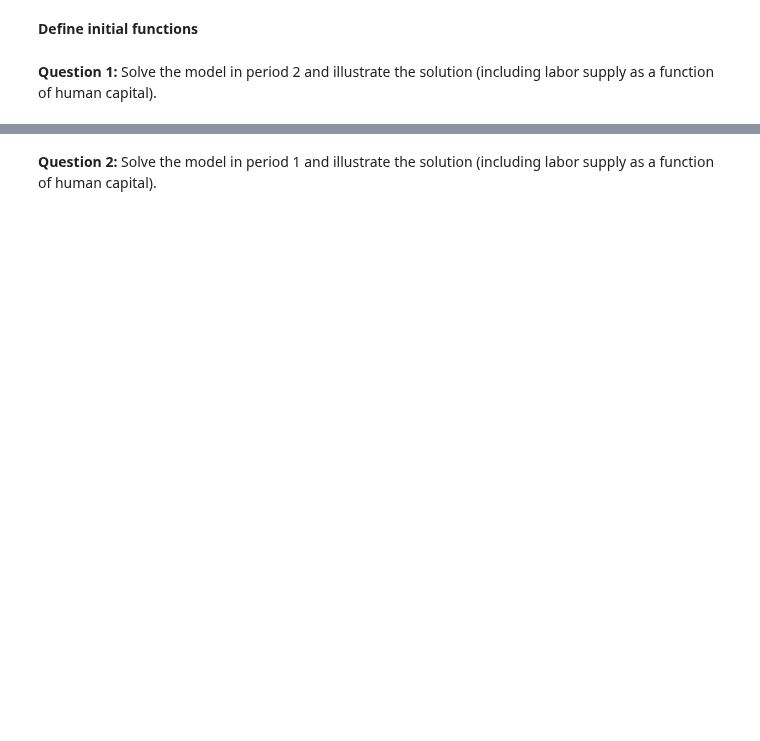
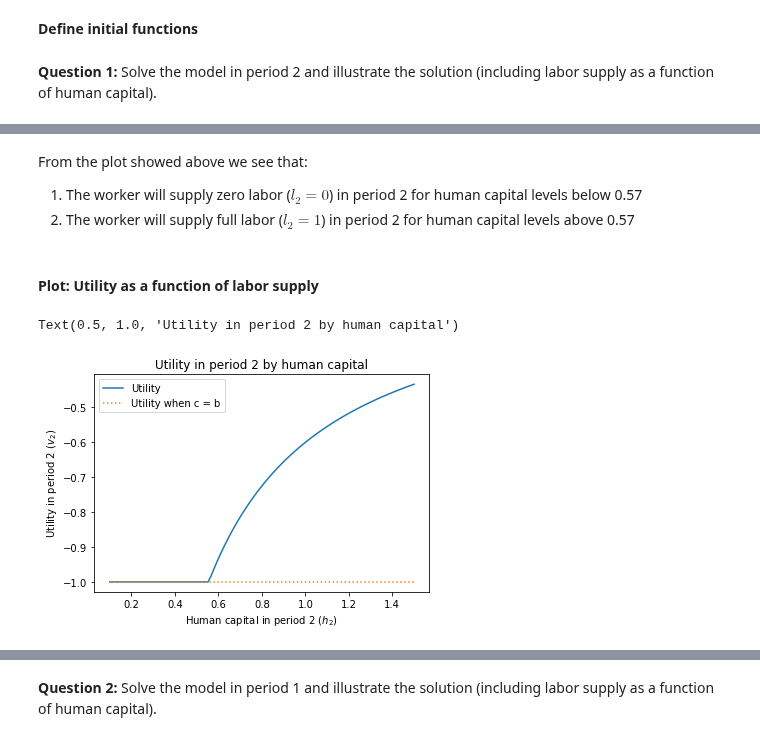
Before and after one commit to NumEconCopenhagen/projects-2019-wms, a Jupyter notebook: examproject/exam_2019.ipynb, the cells around one changed output, grey strips where cells are left out. Saved outputs shown, nothing was run; the diff lists cells and outputs as text; code cells hidden in the pictures; blank space fills up the shorter version.

```diff
--- a/examproject/exam_2019.ipynb
+++ b/examproject/exam_2019.ipynb
@@ -176,0 +189,21 @@ Text(0, 0.5, '$c_2$')
+# %% [markdown]
+From the plot showed above we see that:
+1. The worker will supply zero labor ($l_2 = 0$) in period 2 for human capital levels below 0.57
+1. The worker will supply full labor ($l_2 = 1$) in period 2 for human capital levels above 0.57
+# %% [markdown]
+#### Plot: Utility as a function of labor supply
+# %%
+# Plot labor supply as a function of human capital
+
+fig = plt.figure()
+ax = fig.add_subplot(1,1,1)
+ax.plot(h2_vec,v2_vec, label = 'Utility')
+ax.plot(h2_vec,v2_vec_b, linestyle= ':', label = 'Utility when c = b')
+#ax.grid()
+ax.legend()
+ax.set_xlabel('Human capital in period 2 ($h_2$)') #
+ax.set_ylabel('Utility in period 2 ($v_2$)')
+ax.set_title('Utility in period 2 by human capital')
+# %% [output]
+Text(0.5, 1.0, 'Utility in period 2 by human capital')
+[figure, added]
```
Also changed, not shown: parts of 27 cells of this notebook.
